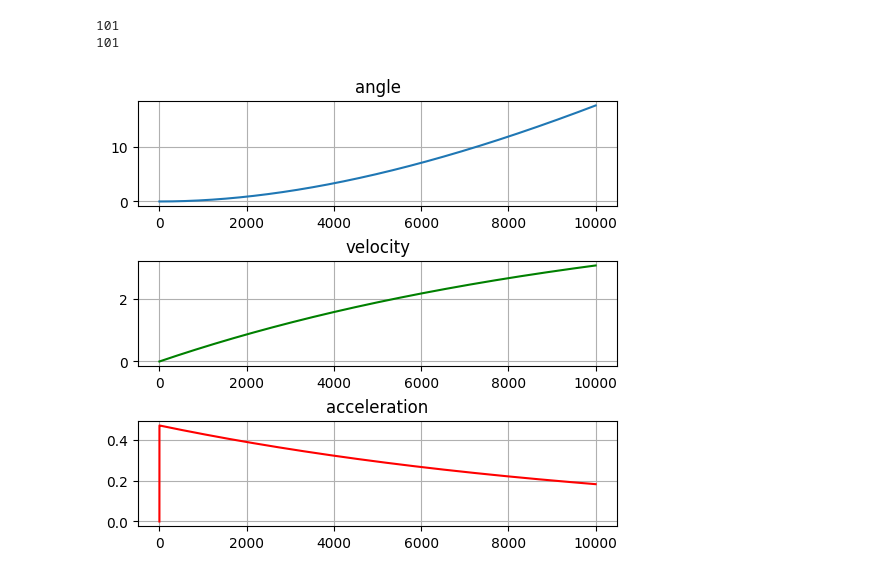
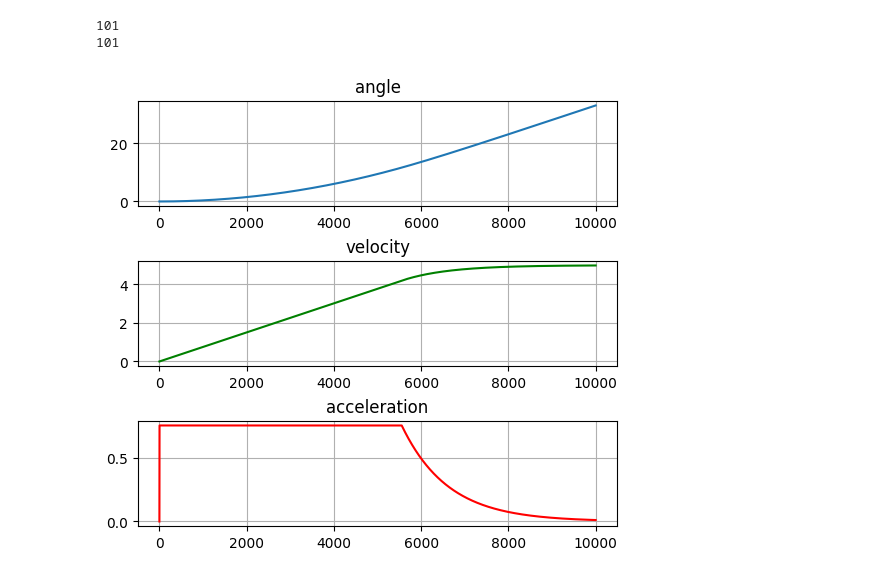
Before and after one commit to anton1evdokimov/flight_simulation, a Jupyter notebook: notebook_angular_PID.ipynb, the cells around one changed output. Drawn from its saved outputs; the diff is of its cells as text; code cells hidden in the pictures.

Commit message:
add acceleration control Limit

```diff
--- a/notebook_angular_PID.ipynb
+++ b/notebook_angular_PID.ipynb
@@ -86,7 +86,7 @@ class ControlSystem():
         self.desiredAngle = desiredAngle
 
     def setDesiredVelocity(self, desiredVelocity):
-        # устанавливка целевого угла тангажа ЛА, к которому система с течением времени будет стремиться
+        # устанавливка целевой скорости по углу тангажа, к которому система с течением времени будет стремиться
         self.desiredVelocity = desiredVelocity
 
     def test_angle_PID(self, currentAngle, dt):
@@ -215,9 +215,9 @@ class Simulator():
 '''
 k_p = 50  # коэффициент Пропорционального регулирования
 k_i = 0  # коэффициент Интегрального регулирования
-k_d = 30  # коэффициент Дифференциального регулирования
+k_d = 0  # коэффициент Дифференциального регулирования
 
-k_p_v = 25  # коэффициент Пропорционального регулирования для контура по скорости
+k_p_v = 250  # коэффициент Пропорционального регулирования для контура по скорости
 k_i_v = 0  # коэффициент Интегрального регулирования для контура по скорости
 k_d_v = 0  # коэффициент Дифференциального регулирования для контура по скорости
 
@@ -231,32 +231,32 @@ k_b = 3.9865e-08
 Iy = 7.16914e-05
 # длина базы
 l = 0.17
 # Ограничение на угловую скорость поворота по углу тангажа, рад/сек
 velocityControlLimit = 1000
-accelerationControlLimit = 1000
+accelerationControlLimit = 200
 
 '''
 Создадим объект контроллера и объект для нашей математической модели
 '''
 controller = ControlSystem(
     k_p, k_i, k_d, k_p_v, k_i_v, k_d_v,  velocityControlLimit, accelerationControlLimit)
 
 uavSimpleDynamic = VehicleSimpleDynamic(k_b, l, Iy, 0, 0, 0)
 '''
 Установим целевой угол тангажа для нашей системы
 '''
 # desiredAngle = pi/6  # 30 degrees
 desiredVelocity = 5
 # controller.setDesiredAngle(desiredAngle)
 controller.setDesiredVelocity(desiredVelocity)
 
 """
 Создадим объект симулятора и передадим в него контроллер и математическую модель
 """
 sim = Simulator(Tend, dt, controller, uavSimpleDynamic)
 sim.runSimulation()  # запуск симулятора
 sim.showPlots()  # построение графиков
 # %% [output]
 101
 101
-[figure, old version]
+[figure, new version]
```
Also changed, not shown: 1 other file.
